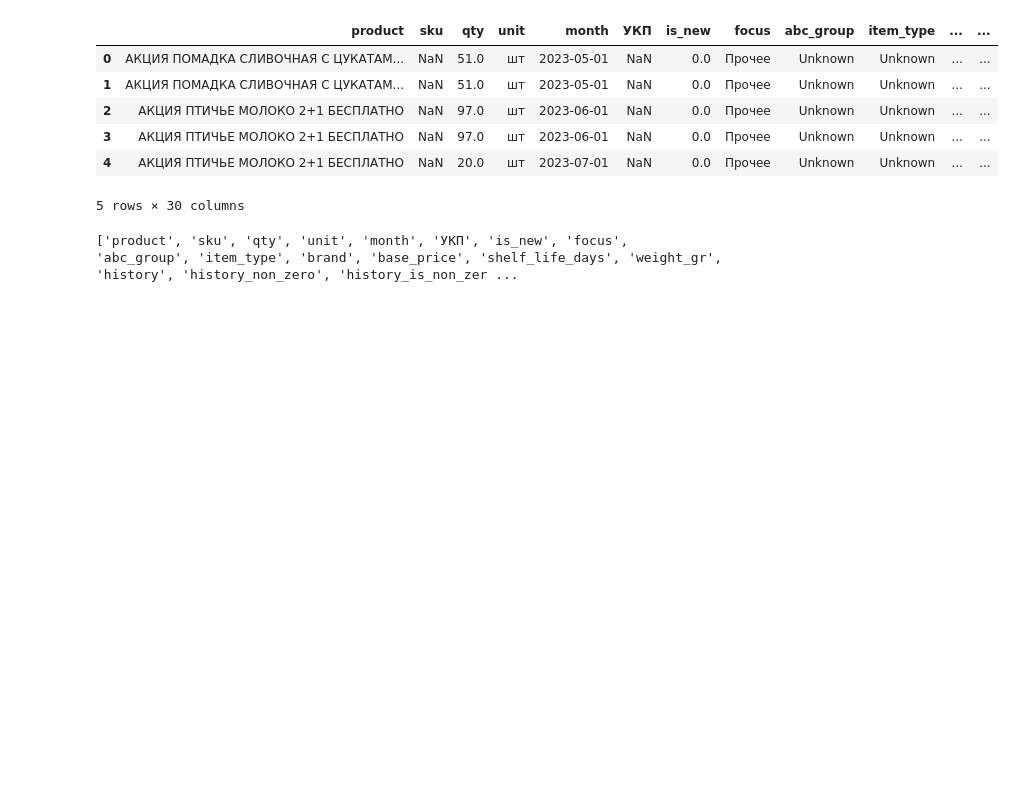
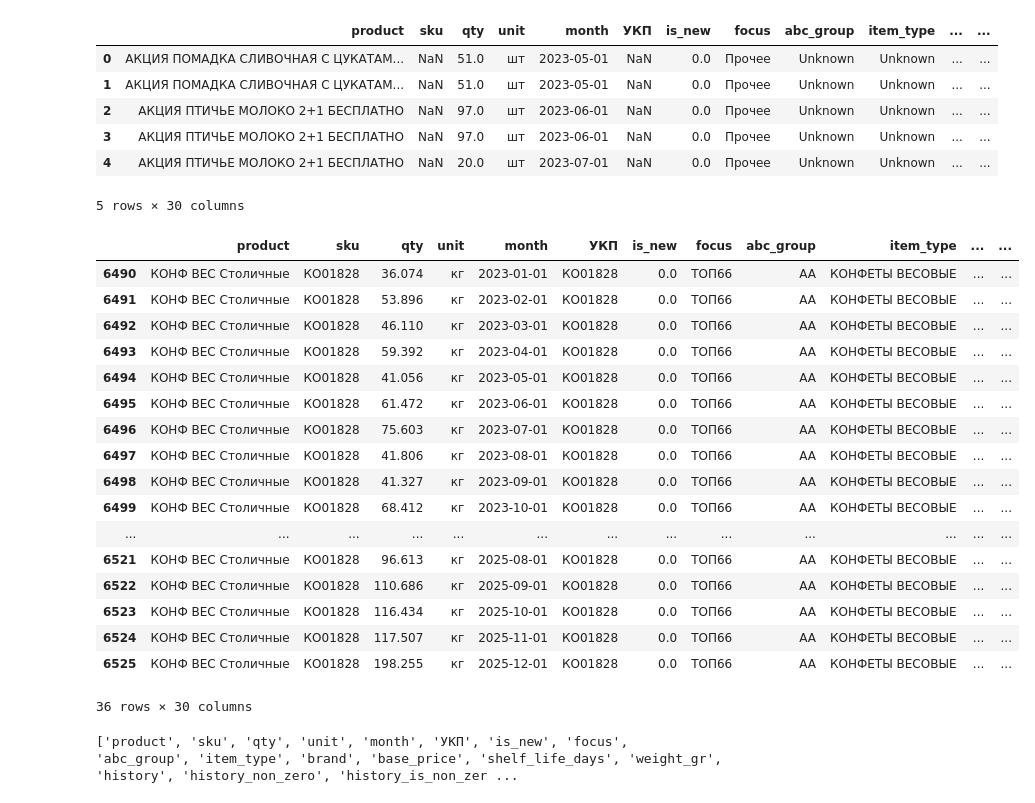
Before and after one commit to AlekseiSergeevich/alenka_automation, a Jupyter notebook: src/analytics/10_order_blank.ipynb, the cells around one changed output. Drawn from its saved outputs; the diff is of its cells as text; code cells hidden in the pictures; blank space fills up the shorter version.

```diff
--- a/src/analytics/10_order_blank.ipynb
+++ b/src/analytics/10_order_blank.ipynb
@@ -189,6 +189,27 @@ feature_df.head()
 | 3 | АКЦИЯ ПТИЧЬЕ МОЛОКО 2+1 БЕСПЛАТНО | NaN | 97.0 | шт | 2023-06-01 | NaN | 0.0 | Прочее | Unknown | Unknown | ... | ... |
 | 4 | АКЦИЯ ПТИЧЬЕ МОЛОКО 2+1 БЕСПЛАТНО | NaN | 20.0 | шт | 2023-07-01 | NaN | 0.0 | Прочее | Unknown | Unknown | ... | ... |
 5 rows × 30 columns
+# %%
+feature_df[feature_df["sku"] == "КО01828"]
+# %% [output]
+|  | product | sku | qty | unit | month | УКП | is_new | focus | abc_group | item_type | ... | ... |
+| 6490 | КОНФ ВЕС Столичные | КО01828 | 36.074 | кг | 2023-01-01 | КО01828 | 0.0 | ТОП66 | AA | КОНФЕТЫ ВЕСОВЫЕ | ... | ... |
+| 6491 | КОНФ ВЕС Столичные | КО01828 | 53.896 | кг | 2023-02-01 | КО01828 | 0.0 | ТОП66 | AA | КОНФЕТЫ ВЕСОВЫЕ | ... | ... |
+| 6492 | КОНФ ВЕС Столичные | КО01828 | 46.110 | кг | 2023-03-01 | КО01828 | 0.0 | ТОП66 | AA | КОНФЕТЫ ВЕСОВЫЕ | ... | ... |
+| 6493 | КОНФ ВЕС Столичные | КО01828 | 59.392 | кг | 2023-04-01 | КО01828 | 0.0 | ТОП66 | AA | КОНФЕТЫ ВЕСОВЫЕ | ... | ... |
+| 6494 | КОНФ ВЕС Столичные | КО01828 | 41.056 | кг | 2023-05-01 | КО01828 | 0.0 | ТОП66 | AA | КОНФЕТЫ ВЕСОВЫЕ | ... | ... |
+| 6495 | КОНФ ВЕС Столичные | КО01828 | 61.472 | кг | 2023-06-01 | КО01828 | 0.0 | ТОП66 | AA | КОНФЕТЫ ВЕСОВЫЕ | ... | ... |
+| 6496 | КОНФ ВЕС Столичные | КО01828 | 75.603 | кг | 2023-07-01 | КО01828 | 0.0 | ТОП66 | AA | КОНФЕТЫ ВЕСОВЫЕ | ... | ... |
+| 6497 | КОНФ ВЕС Столичные | КО01828 | 41.806 | кг | 2023-08-01 | КО01828 | 0.0 | ТОП66 | AA | КОНФЕТЫ ВЕСОВЫЕ | ... | ... |
+| 6498 | КОНФ ВЕС Столичные | КО01828 | 41.327 | кг | 2023-09-01 | КО01828 | 0.0 | ТОП66 | AA | КОНФЕТЫ ВЕСОВЫЕ | ... | ... |
+| 6499 | КОНФ ВЕС Столичные | КО01828 | 68.412 | кг | 2023-10-01 | КО01828 | 0.0 | ТОП66 | AA | КОНФЕТЫ ВЕСОВЫЕ | ... | ... |
+| ... | ... | ... | ... | ... | ... | ... | ... | ... | ... | ... | ... | ... |
+| 6521 | КОНФ ВЕС Столичные | КО01828 | 96.613 | кг | 2025-08-01 | КО01828 | 0.0 | ТОП66 | AA | КОНФЕТЫ ВЕСОВЫЕ | ... | ... |
+| 6522 | КОНФ ВЕС Столичные | КО01828 | 110.686 | кг | 2025-09-01 | КО01828 | 0.0 | ТОП66 | AA | КОНФЕТЫ ВЕСОВЫЕ | ... | ... |
+| 6523 | КОНФ ВЕС Столичные | КО01828 | 116.434 | кг | 2025-10-01 | КО01828 | 0.0 | ТОП66 | AA | КОНФЕТЫ ВЕСОВЫЕ | ... | ... |
+| 6524 | КОНФ ВЕС Столичные | КО01828 | 117.507 | кг | 2025-11-01 | КО01828 | 0.0 | ТОП66 | AA | КОНФЕТЫ ВЕСОВЫЕ | ... | ... |
+| 6525 | КОНФ ВЕС Столичные | КО01828 | 198.255 | кг | 2025-12-01 | КО01828 | 0.0 | ТОП66 | AA | КОНФЕТЫ ВЕСОВЫЕ | ... | ... |
+36 rows × 30 columns
 # %%
 print(feature_df.columns.tolist())
 # %% [output]
```
Also changed, not shown: 12 other files.
